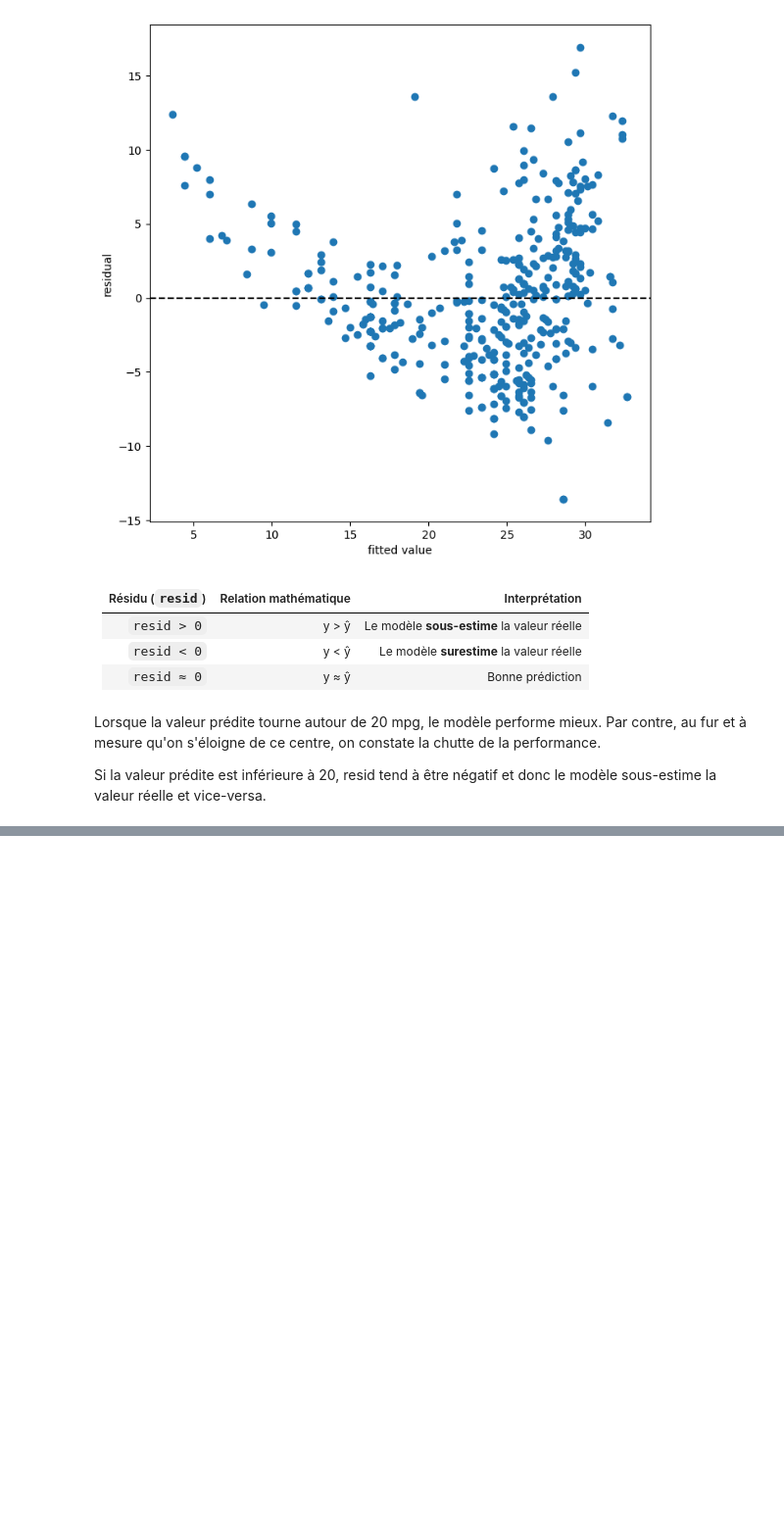
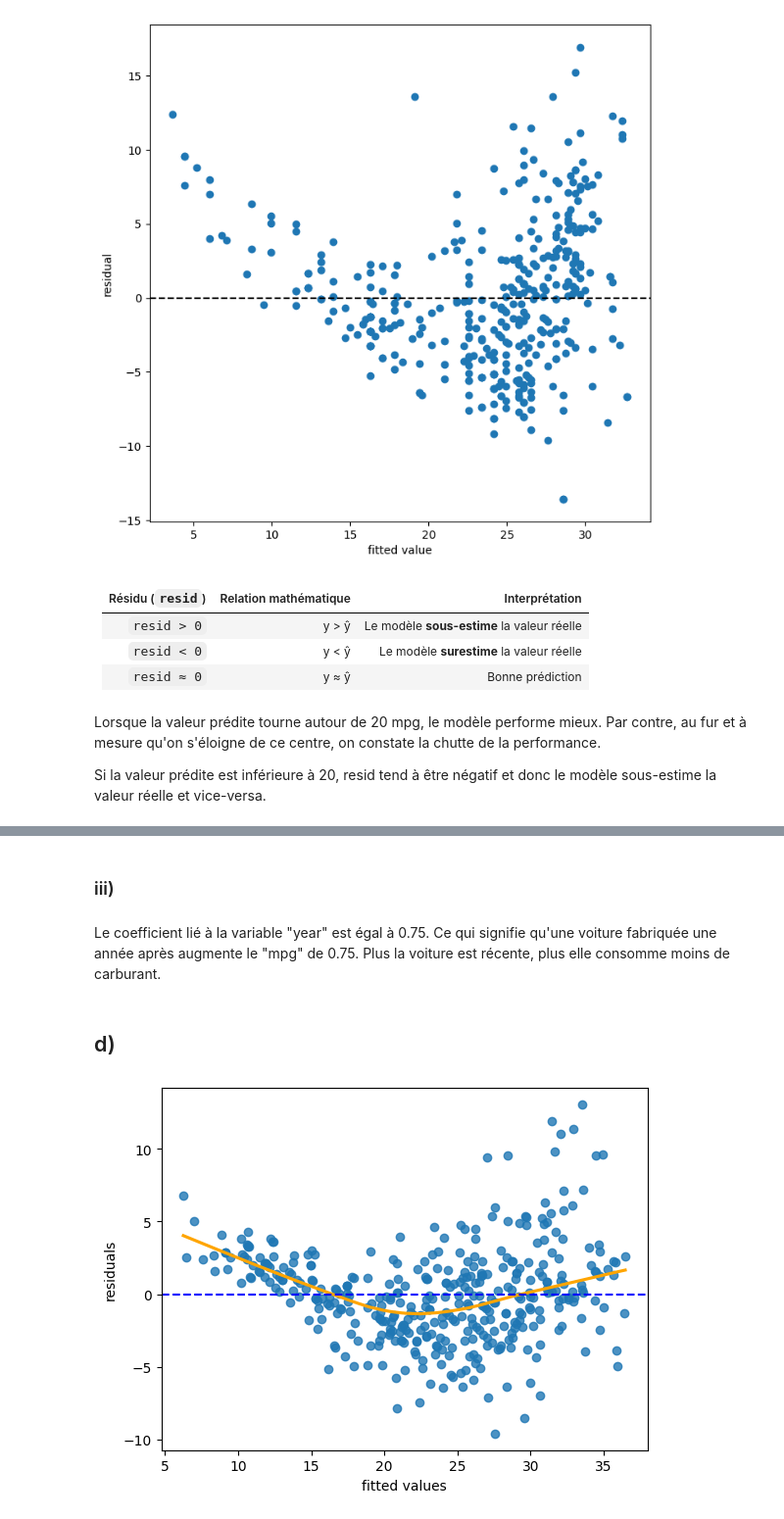
Before and after one commit to MitaDataAI/Statistical-learning, a Jupyter notebook: Applied_Linear_Regression.ipynb, the cells around one changed output, grey strips where cells are left out. Shown at 98% size. Cells and saved outputs as stored; diff of their text form; code cells hidden in the pictures; blank space fills up the shorter version.

```diff
--- a/Applied_Linear_Regression.ipynb
+++ b/Applied_Linear_Regression.ipynb
@@ -132,0 +167,9 @@ Si la valeur prédite est inférieure à 20, resid tend à être négatif et don
+# %%
+X_list = list(Auto.columns.drop("mpg"))
+X = MS(X_list).fit_transform(Auto)
+Y = Auto["mpg"]
+# %%
+model = sm.OLS(Y, X)
+result = model.fit()
+#summarize(result)
+print(result.summary())
@@ -132,0 +206,21 @@ Si la valeur prédite est inférieure à 20, resid tend à être négatif et don
+# %% [markdown]
+### iii)
+# %% [markdown]
+Le coefficient lié à la variable "year" est égal à 0.75. Ce qui signifie qu'une voiture fabriquée une année après augmente le "mpg" de 0.75. Plus la voiture est récente, plus elle consomme moins de carburant.
+# %% [markdown]
+## d)
+# %%
+# Le modèle linéaire est-il approprié ?
+sns.regplot(
+    x=result.fittedvalues,
+    y=result.resid,
+    lowess=True,
+    line_kws={"color": "orange"}
+)
+
+plt.axhline(0, color='b', linestyle='--')
+plt.xlabel("fitted values")
+plt.ylabel("residuals")
+plt.show()
+# %% [output]
+[figure, added]
```
Also changed, not shown: parts of 21 cells of this notebook.
